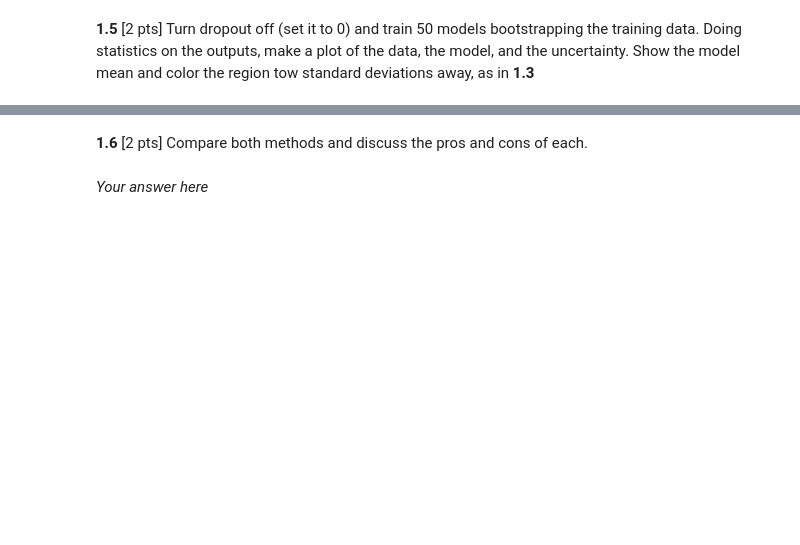
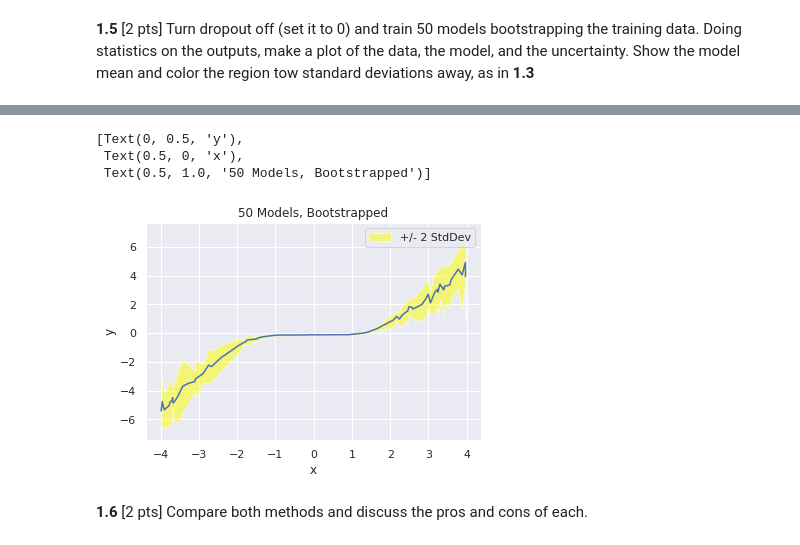
Before and after one commit to simonwarchol/2020-CS109B, a Jupyter notebook: content/homeworks/hw08/notebook/cs109b_hw7_209.ipynb, the cells around one changed output, grey strips where cells are left out. Drawn from its saved outputs; the diff is of its cells as text; code cells hidden in the pictures; blank space fills up the shorter version.

```diff
--- a/content/homeworks/hw08/notebook/cs109b_hw7_209.ipynb
+++ b/content/homeworks/hw08/notebook/cs109b_hw7_209.ipynb
@@ -189,4 +377,22 @@ def reset_weights(model):
+# %%
+# plot
+
+fig, ax = plt.subplots()
+df_50 = pd.DataFrame()
+df_50['x'] = test_ds[:,0]
+df_50['mean'] = means_20
+df_50['std'] = stds_20
+df_50 = df_50.sort_values(by='x', ascending=True)
+ax.plot(df_50['x'], df_50['mean'])
+ax.fill_between(df_50['x'], df_50['mean'] - 2*df_50['std'],df_50['mean'] + 2*df_50['std'],facecolor='yellow', alpha=0.5, label="+/- 2 StdDev")
+ax.legend()
+
+ax.set(xlabel='x', ylabel='y',
+       title='50 Models, Bootstrapped')
+# %% [output]
+[Text(0, 0.5, 'y'),
+ Text(0.5, 0, 'x'),
+ Text(0.5, 1.0, '50 Models, Bootstrapped')]
+[figure, added]
 # %% [markdown]
 **1.6** [2 pts] Compare both methods and discuss the pros and cons of each.
-# %% [markdown]
-*Your answer here*
```
Also changed, not shown: parts of 33 cells of this notebook, 1 other file.
